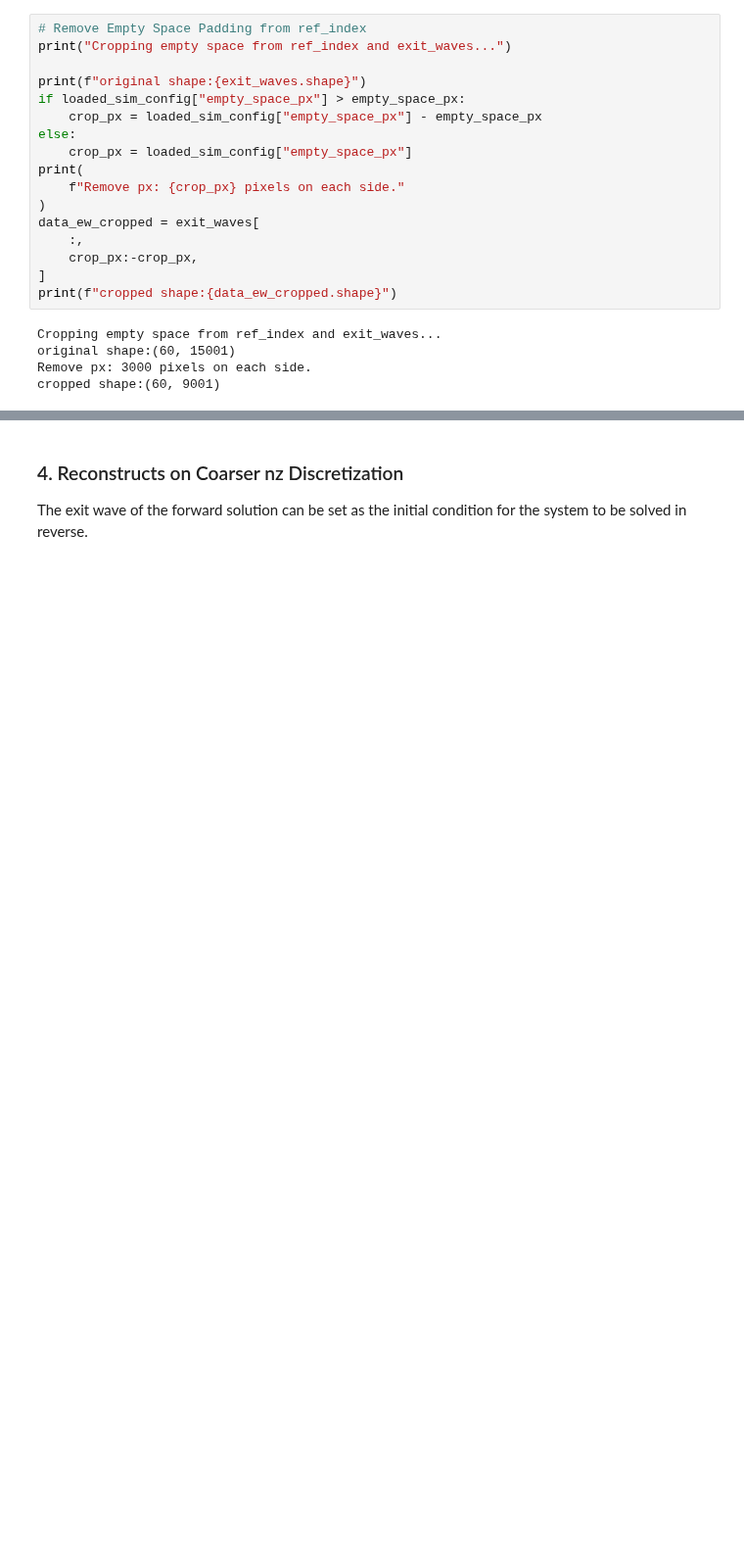
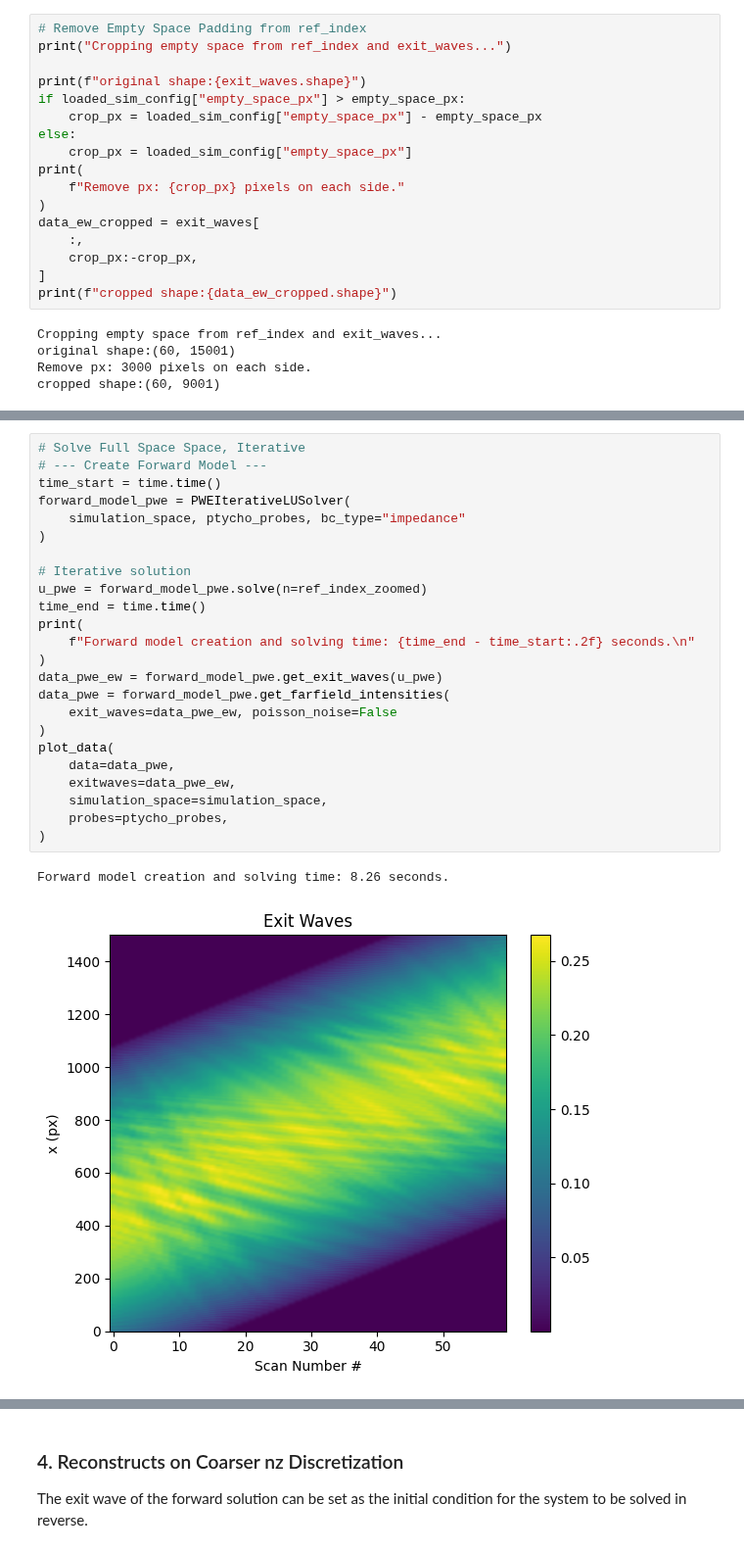
Before and after one commit to bryceshirley/thick_ptycho, a Jupyter notebook: notebooks/2D_examples/2.reconstructions.ipynb, the cells around one changed output, grey strips where cells are left out. Shown at 98% size. Drawn from its saved outputs; the diff is of its cells as text; blank space fills up the shorter version.

```diff
--- a/notebooks/2D_examples/2.reconstructions.ipynb
+++ b/notebooks/2D_examples/2.reconstructions.ipynb
@@ -158,0 +175,27 @@ Coarse exit waves shape: (60, 1501)
+# %%
+# Solve Full Space Space, Iterative
+# --- Create Forward Model ---
+time_start = time.time()
+forward_model_pwe = PWEIterativeLUSolver(
+    simulation_space, ptycho_probes, bc_type="impedance"
+)
+
+# Iterative solution
+u_pwe = forward_model_pwe.solve(n=ref_index_zoomed)
+time_end = time.time()
+print(
+    f"Forward model creation and solving time: {time_end - time_start:.2f} seconds.\n"
+)
+data_pwe_ew = forward_model_pwe.get_exit_waves(u_pwe)
+data_pwe = forward_model_pwe.get_farfield_intensities(
+    exit_waves=data_pwe_ew, poisson_noise=False
+)
+plot_data(
+    data=data_pwe,
+    exitwaves=data_pwe_ew,
+    simulation_space=simulation_space,
+    probes=ptycho_probes,
+)
+# %% [output]
+Forward model creation and solving time: 8.26 seconds.
+[figure, added]
```
Also changed, not shown: parts of 7 cells of this notebook, 4 other files.
